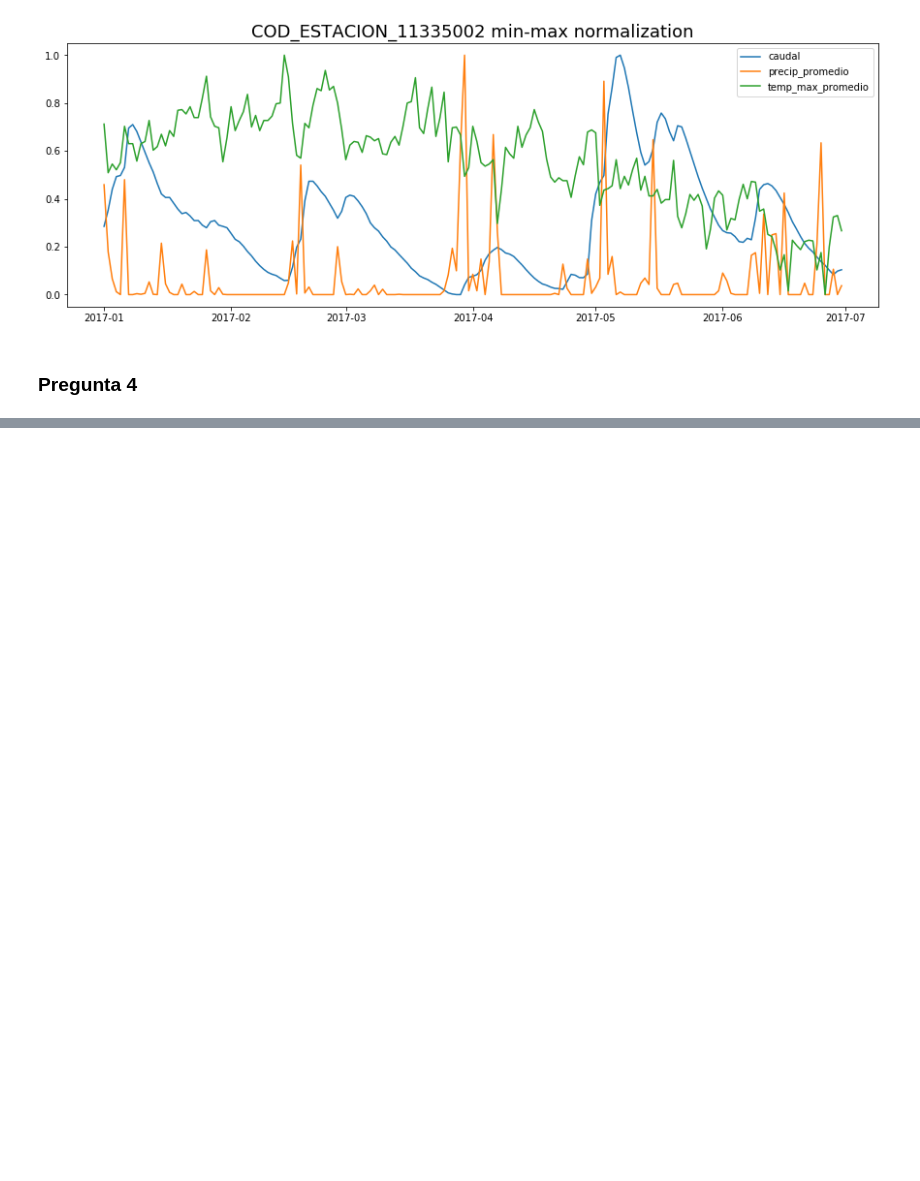
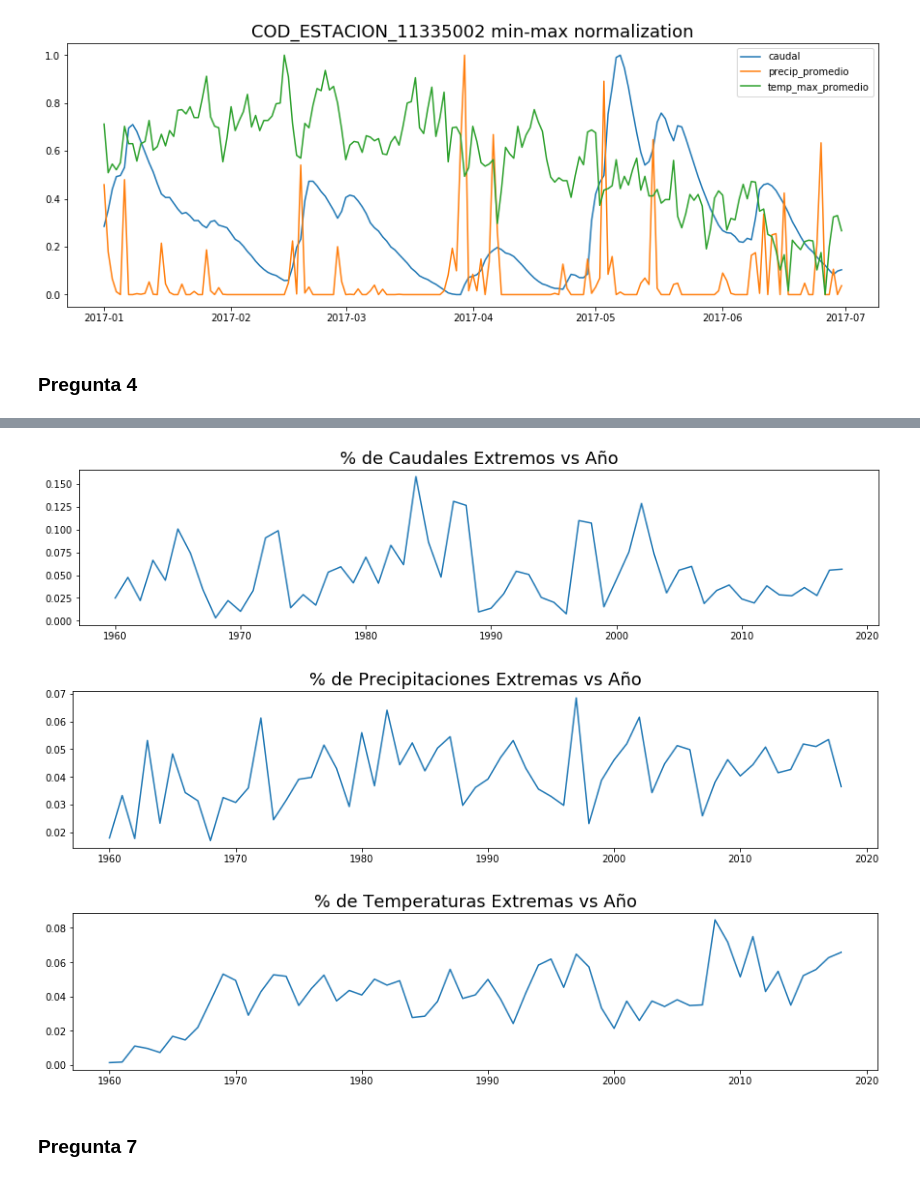
Before and after one commit to bldr1862/SpikeChallenge, a Jupyter notebook: Challenge.ipynb, the cells around one changed output, grey strips where cells are left out. Drawn from its saved outputs; the diff is of its cells as text; code cells hidden in the pictures; blank space fills up the shorter version.

```diff
--- a/Challenge.ipynb
+++ b/Challenge.ipynb
@@ -275,0 +307,23 @@ df = detect_extremos()
+# %%
+df_extremos = df.groupby(by='year').agg(
+                                    {'caudal_extremo':'sum',
+                                    'precip_extremo':'sum',
+                                    'temp_extremo':'sum',
+                                    'fuente':'count'}
+                                ).reset_index()
+# %%
+"""
+El porcentaje de caudales extremos no va en aumento ni en disminución
+El porcentaje de precipitaciones no va en aumento ni en disminucion
+El porcentaje de temperaturas extremas va en aumento
+"""
+
+plot(df_extremos['year'],df_extremos['caudal_extremo']/df_extremos['fuente'], '% de Caudales Extremos vs Año')
+plot(df_extremos['year'],df_extremos['precip_extremo']/df_extremos['fuente'], '% de Precipitaciones Extremas vs Año')
+plot(df_extremos['year'],df_extremos['temp_extremo']/df_extremos['fuente'], '% de Temperaturas Extremas vs Año')
+# %% [output]
+[figure, added]
+[figure, added]
+[figure, added]
+# %% [markdown]
+### Pregunta 7
```
Also changed, not shown: parts of 23 cells of this notebook, 1 other file.
